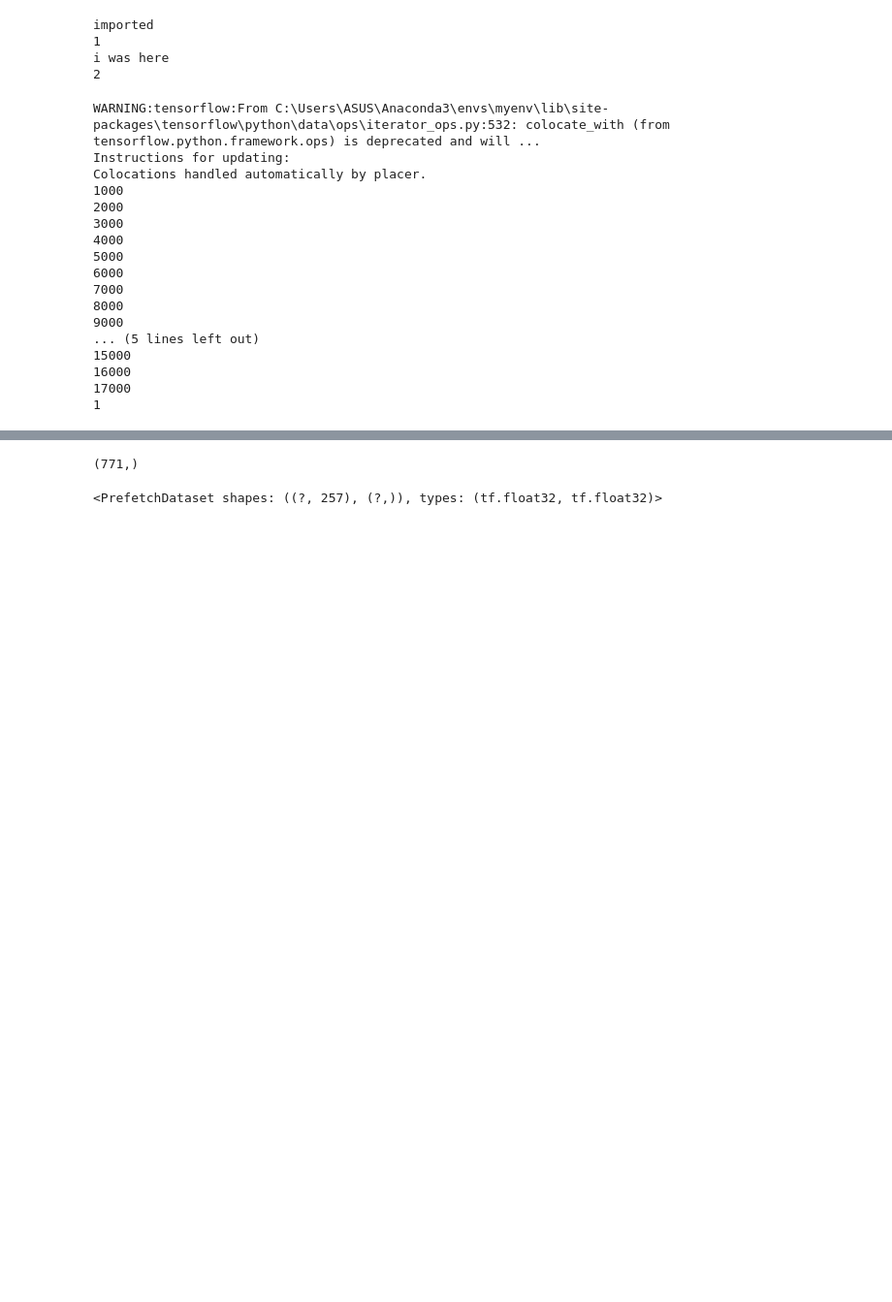
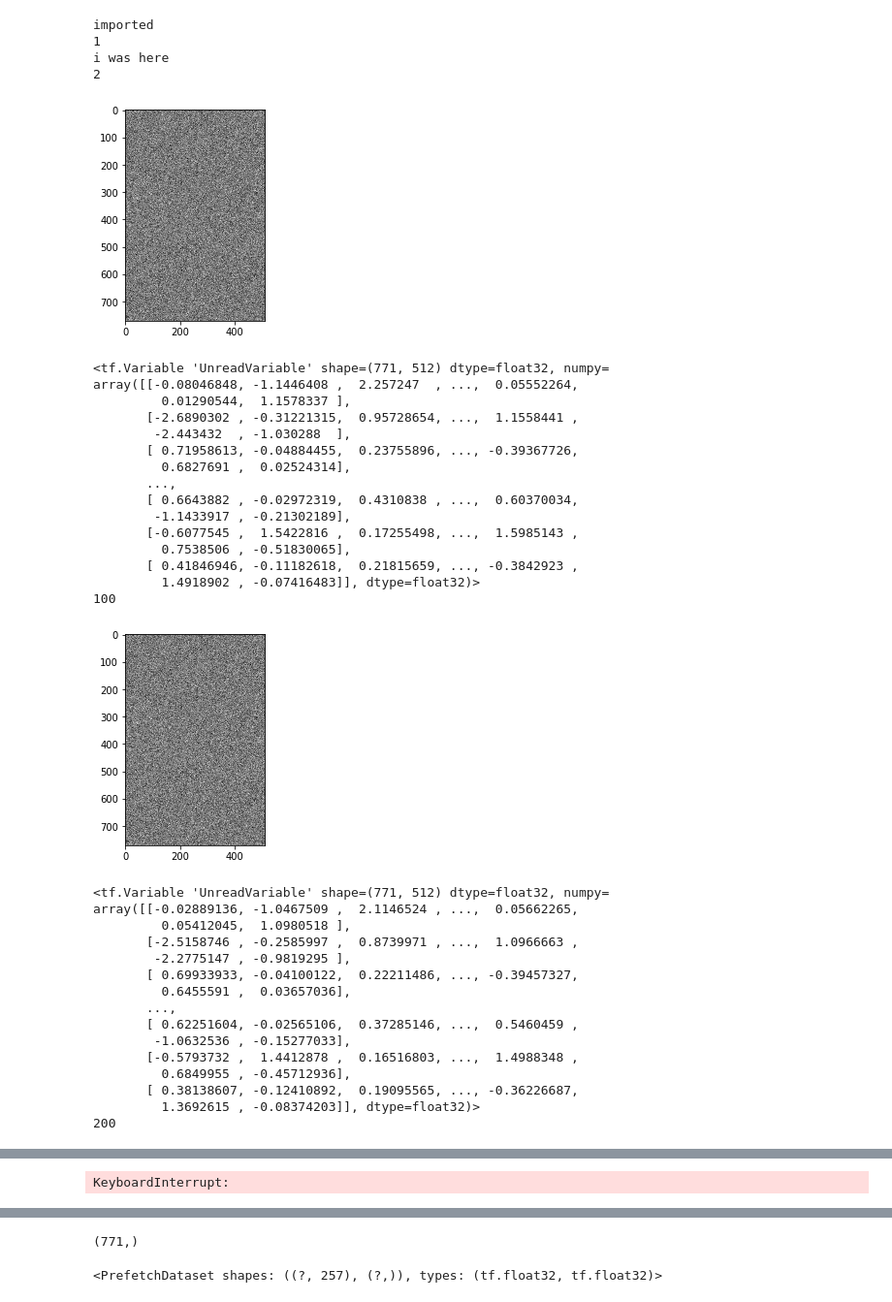
Before and after one commit to thisishale/thesis, a Jupyter notebook: du16_2_with_pretraining-hidlinear.ipynb, the cells around one changed output, grey strips where cells are left out. Shown at 97% size. Cells and saved outputs as stored; diff of their text form; code cells hidden in the pictures; blank space fills up the shorter version.

Commit message:
this is the implementation by linear hidden units

```diff
--- a/du16_2_with_pretraining-hidlinear.ipynb
+++ b/du16_2_with_pretraining-hidlinear.ipynb
@@ -4,7 +4,7 @@ import tensorflow as tf
 from tensorflow.python.ops import control_flow_ops
 from tqdm import tqdm
 import h5py
-
+import matplotlib.pyplot as plt
 I=0
 def _parse_function(example_proto):
     print('1')
@@ -111,7 +111,10 @@ def rbm_layer(n_visible, n_hidden, num_epochs, num_cases, lr, ws, bs, layer_n, l
         incount=0
         for x in dataset_x:
             incount+=1
-            if incount%1000==0:
+            if incount%100==0:
+                plt.imshow(updt[0].numpy(),cmap='gray')
+                plt.show()
+                print(updt[0])
                 print(incount)
             if layer_n>1:
                 for j in range(layer_n-1):
@@ -121,7 +124,7 @@ def rbm_layer(n_visible, n_hidden, num_epochs, num_cases, lr, ws, bs, layer_n, l
             #128*512
             #Next, we update the values of W, bh, and bv, based on the difference between the samples that we drew and the original values
             posprods  = tf.matmul(tf.transpose(x[0]),poshidprobs) #771*512
-            poshidacts = tf.reduce_sum(poshidprobs) #(512)
+            poshidacts = tf.reduce_sum(poshidprobs, axis=0) #(512)
             posvisacts = tf.reduce_sum(x[0],axis=0)#771
 
             negdata   = tf.sigmoid(tf.matmul(poshidstates, tf.transpose(W)) + bv)#128*711
@@ -136,12 +139,12 @@ def rbm_layer(n_visible, n_hidden, num_epochs, num_cases, lr, ws, bs, layer_n, l
                 m=finalmomentum
             else:
                 m=initialmomentum
-            m=0.5
             W_adder = (m * W_adder)+ (lr*(posprods-negprods)/numcases)-(weightcost*W)
             bv_adder = (m * bv_adder)+ ((lr/numcases)*(posvisacts-negvisacts))
             bh_adder = (m * bh_adder)+ ((lr/numcases)*(poshidacts-neghidacts))
             #When we do sess.run(updt), TensorFlow will run all 3 update steps
             updt = [W.assign_add(W_adder), bv.assign_add(bv_adder), bh.assign_add(bh_adder)]
+
         print(count)
     return updt
 # %%
@@ -182,9 +185,9 @@ print('imported')
 Data_path = 'D:/studies/university/thesis/speech_separation_codes/du16/donesomestuff'
 # Data_path = os.getcwd()
 tfrecord_folder_parent = 'tfrecord_files'
-tfrecord_folder = 'tfrecord_files_10h'
+tfrecord_folder = 'tfrecord_files_10h_norm'
 tfrecord_val_folder = 'validation_10h'
-ckpt_folder = '3'
+# ckpt_folder = '3'
 dirs = [Data_path, tfrecord_folder_parent, tfrecord_folder]
 
 # len_data = (684108, 257)
@@ -274,7 +277,7 @@ hidden1 = h[1]
 visible2 = h[1]
 hidden2 = len_data[1]
 
-layer1 = rbm_layer(visible, hidden, 1, batch_size, 0.01, [np.eye(visible,hidden)], [np.zeros((1,visible))], 1, len_data[0],dirs)
+layer1 = rbm_layer(visible, hidden, 1, batch_size, 0.0001, [np.eye(visible,hidden)], [np.zeros((1,visible))], 1, len_data[0],dirs)
 # layer2 = rbm_layer(visible1, hidden1, 50, batch_size, 0.01, [np.eye(visible),layer1[0]], [np.zeros((1,visible)),layer1[2]], 2, len_data[0], dirs)
 # layer3 = rbm_layer(visible2, hidden2, 50, batch_size, 0.01, [np.eye(visible),layer1[0],layer2[0]], [np.zeros((1,visible)),layer1[2],layer2[2]], 3, len_data[0], dirs)
 
@@ -326,47 +329,62 @@ layer1 = rbm_layer(visible, hidden, 1, batch_size, 0.01, [np.eye(visible,hidden)
 # #     tf.keras.models.save_model(model, os.path.normpath(os.path.join(Data_path, 'models', "model_3h_dataset.h5")))
 # #     model.save_weights(os.path.normpath(os.path.join(Data_path, 'models', "model_3h_dataset.h5")))
 #     model_json = model.to_json()
 #     with open(os.path.normpath(os.path.join(Data_path, 'models', "model_3.json")), "w") as json_file:
 #         json_file.write(model_json)
 #     # # serialize weights to HDF5
 #     model.save_weights(os.path.normpath(os.path.join(Data_path, 'models', "model_3.h5")))
 #     print("Saved model to disk")
 
 # print(datetime.datetime.now())
 # %matplotlib inline
 # # summarize history for loss
 # plt.plot(history.history['loss'])
 # plt.plot(history.history['val_loss'])
 # plt.title('model loss')
 # plt.ylabel('loss')
 # plt.xlabel('epoch')
 # plt.legend(['train'], loc='upper left')
 # plt.show()
 # plt.savefig(os.path.normpath(os.path.join(Data_path,'images',ckpt_folder+'.png')))
 # # model_json = model.to_json()
 # # with open("model_10h_dataset.json", "w") as json_file:
 # #     json_file.write(model_json)
 # # model.save_weights("model_10h_dataset.h5")
 # # print("Saved model to disk")
 # %% [output]
 imported
 1
 i was here
 2
+[figure, added]
-WARNING:tensorflow:From C:\Users\ASUS\Anaconda3\envs\myenv\lib\site-packages\tensorflow\python\data\ops\iterator_ops.py:532: colocate_with (from tensorflow.python.framework.ops) is deprecated and will ...
-Instructions for updating:
-Colocations handled automatically by placer.
-1000
-2000
-3000
-4000
-5000
-6000
-7000
-8000
-9000
-... (5 lines left out)
-15000
-16000
-17000
-1
+<tf.Variable 'UnreadVariable' shape=(771, 512) dtype=float32, numpy=
+array([[-0.08046848, -1.1446408 ,  2.257247  , ...,  0.05552264,
+         0.01290544,  1.1578337 ],
+       [-2.6890302 , -0.31221315,  0.95728654, ...,  1.1558441 ,
+        -2.443432  , -1.030288  ],
+       [ 0.71958613, -0.04884455,  0.23755896, ..., -0.39367726,
+         0.6827691 ,  0.02524314],
+       ...,
+       [ 0.6643882 , -0.02972319,  0.4310838 , ...,  0.60370034,
+        -1.1433917 , -0.21302189],
+       [-0.6077545 ,  1.5422816 ,  0.17255498, ...,  1.5985143 ,
+         0.7538506 , -0.51830065],
+       [ 0.41846946, -0.11182618,  0.21815659, ..., -0.3842923 ,
+         1.4918902 , -0.07416483]], dtype=float32)>
+100
+[figure, added]
+<tf.Variable 'UnreadVariable' shape=(771, 512) dtype=float32, numpy=
+array([[-0.02889136, -1.0467509 ,  2.1146524 , ...,  0.05662265,
+         0.05412045,  1.0980518 ],
+       [-2.5158746 , -0.2585997 ,  0.8739971 , ...,  1.0966663 ,
+        -2.2775147 , -0.9819295 ],
+       [ 0.69933933, -0.04100122,  0.22211486, ..., -0.39457327,
+         0.6455591 ,  0.03657036],
+       ...,
+       [ 0.62251604, -0.02565106,  0.37285146, ...,  0.5460459 ,
+        -1.0632536 , -0.15277033],
+       [-0.5793732 ,  1.4412878 ,  0.16516803, ...,  1.4988348 ,
+         0.6849955 , -0.45712936],
+       [ 0.38138607, -0.12410892,  0.19095565, ..., -0.36226687,
+         1.3692615 , -0.08374203]], dtype=float32)>
+200
@@ -372,0 +423 @@ Colocations handled automatically by placer.
+KeyboardInterrupt:
```
Also changed, not shown: parts of 7 cells of this notebook.
